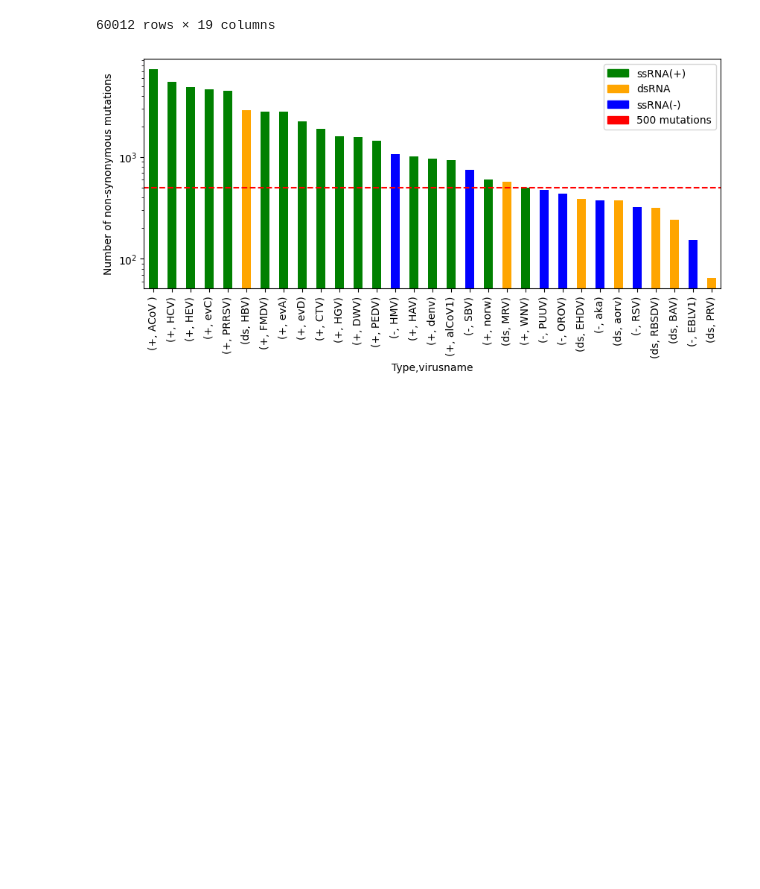
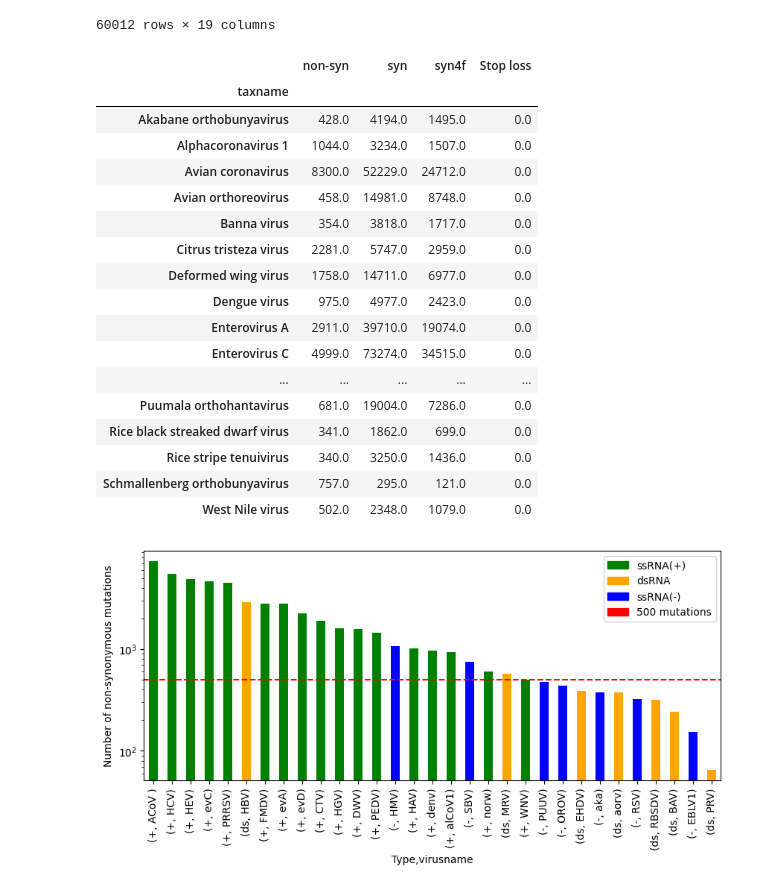
Before and after one commit to mitoclub/RNAViralMutSpec, a Jupyter notebook: viral_spectra/model_fit_workflow.ipynb, the cells around one changed output. Cells and saved outputs as stored; diff of their text form; code cells hidden in the pictures; blank space fills up the shorter version.

Commit message:
mutations summary for viruses

```diff
--- a/viral_spectra/model_fit_workflow.ipynb
+++ b/viral_spectra/model_fit_workflow.ipynb
@@ -47,6 +47,29 @@ mut_ns
 | 594246 | G[G>T]C | 0 | 1153 | 1 | GCT | TCT | A | S | 0.999950 | 0.999950 | ... |
 | 594250 | G[T>C]C | 0 | 2531 | 2 | GTC | GCC | V | A | 0.998920 | 0.998920 | ... |
 60012 rows × 19 columns
+# %%
+from pymutspec.annotation import mutations_summary
+
+mutations_summary(mut_all, 'taxname')
+# %% [output]
+|  | non-syn | syn | syn4f | Stop loss |
+| taxname |  |  |  |  |
+| Akabane orthobunyavirus | 428.0 | 4194.0 | 1495.0 | 0.0 |
+| Alphacoronavirus 1 | 1044.0 | 3234.0 | 1507.0 | 0.0 |
+| Avian coronavirus | 8300.0 | 52229.0 | 24712.0 | 0.0 |
+| Avian orthoreovirus | 458.0 | 14981.0 | 8748.0 | 0.0 |
+| Banna virus | 354.0 | 3818.0 | 1717.0 | 0.0 |
+| Citrus tristeza virus | 2281.0 | 5747.0 | 2959.0 | 0.0 |
+| Deformed wing virus | 1758.0 | 14711.0 | 6977.0 | 0.0 |
+| Dengue virus | 975.0 | 4977.0 | 2423.0 | 0.0 |
+| Enterovirus A | 2911.0 | 39710.0 | 19074.0 | 0.0 |
+| Enterovirus C | 4999.0 | 73274.0 | 34515.0 | 0.0 |
+| ... | ... | ... | ... | ... |
+| Puumala orthohantavirus | 681.0 | 19004.0 | 7286.0 | 0.0 |
+| Rice black streaked dwarf virus | 341.0 | 1862.0 | 699.0 | 0.0 |
+| Rice stripe tenuivirus | 340.0 | 3250.0 | 1436.0 | 0.0 |
+| Schmallenberg orthobunyavirus | 757.0 | 295.0 | 121.0 | 0.0 |
+| West Nile virus | 502.0 | 2348.0 | 1079.0 | 0.0 |
 # %%
 _d = mut_ns.groupby(['Type', 'virusname']).ProbaFull.sum().sort_values(ascending=False)
 plt.figure(figsize=(10, 4))
```
